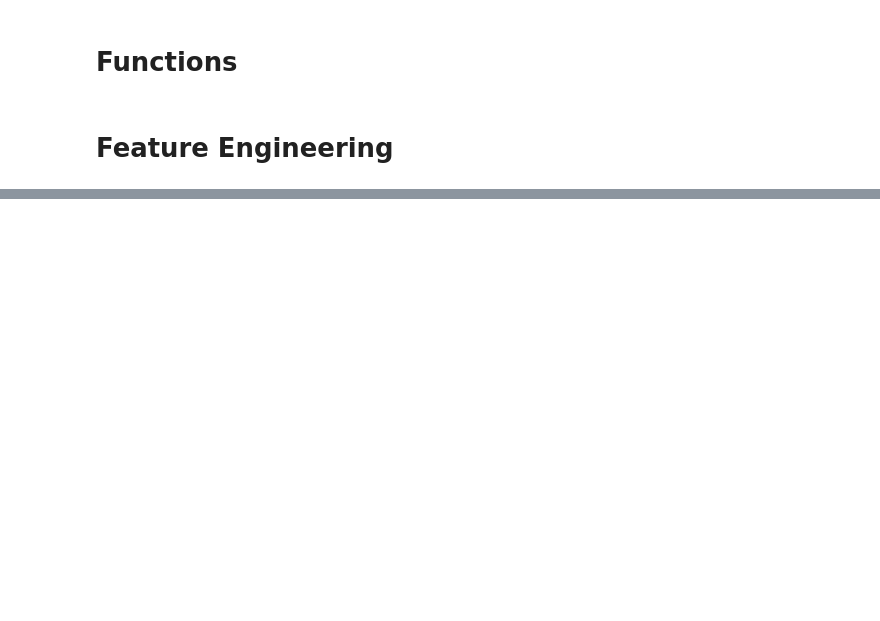
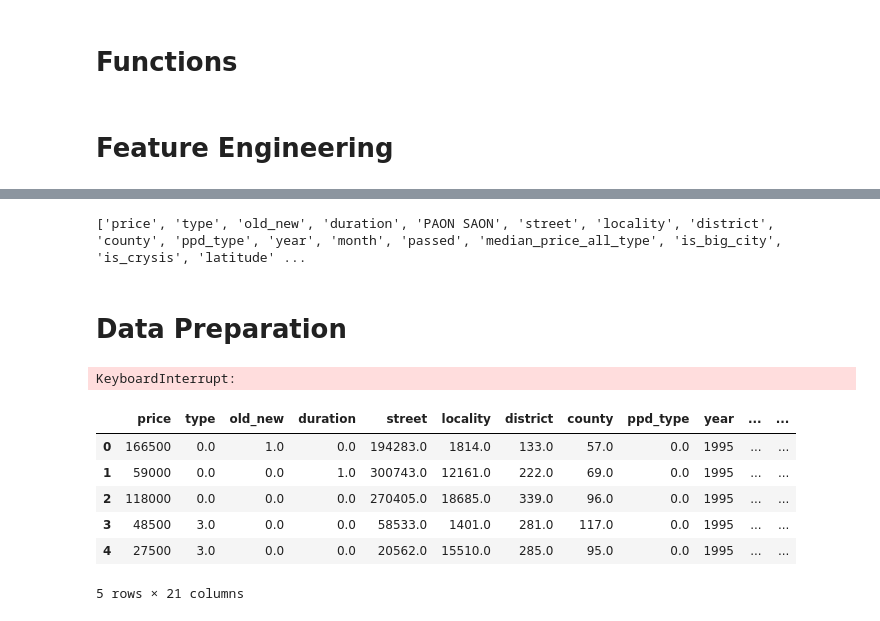
Before and after one commit to 1337Tema/HM-Land-Registry-ML-EDA-ARIMA-Geospatial, a Jupyter notebook: main.ipynb, the cells around one changed output, grey strips where cells are left out. Cells and saved outputs as stored; diff of their text form; code cells hidden in the pictures; blank space fills up the shorter version.

```diff
--- a/main.ipynb
+++ b/main.ipynb
@@ -166,0 +189,8 @@ df.to_csv("output_with_coords.csv", columns=cols, index=False)
+# %%
+from sklearn.cluster import KMeans
+
+kmeans = KMeans(n_clusters=12, random_state=42)
+df["cluster"] = kmeans.fit_predict(df[["price", "latitude", "longitude"]])
+df["cluster"] = df["cluster"].astype("category")
+
+df.head()
@@ -166,0 +205,10 @@ df.to_csv("output_with_coords.csv", columns=cols, index=False)
+# %%
+print(df.columns.tolist())
+# %% [output]
+['price', 'type', 'old_new', 'duration', 'PAON SAON', 'street', 'locality', 'district', 'county', 'ppd_type', 'year', 'month', 'passed', 'median_price_all_type', 'is_big_city', 'is_crysis', 'latitude' ...
+# %% [markdown]
+# Data Preparation
+# %%
+raise KeyboardInterrupt
+# %% [output]
+KeyboardInterrupt:
@@ -166,0 +217,19 @@ df.to_csv("output_with_coords.csv", columns=cols, index=False)
+# %%
+from sklearn.preprocessing import OrdinalEncoder
+
+ordinal_cols = [
+    'type', 'old_new', 'duration', 'ppd_type',
+    'street', 'locality', 'district', 'county'
+]
+
+ordinal_encoder = OrdinalEncoder()
+df[ordinal_cols] = ordinal_encoder.fit_transform(df[ordinal_cols])
+df.head()
+# %% [output]
+|  | price | type | old_new | duration | street | locality | district | county | ppd_type | year | ... | ... |
+| 0 | 166500 | 0.0 | 1.0 | 0.0 | 194283.0 | 1814.0 | 133.0 | 57.0 | 0.0 | 1995 | ... | ... |
+| 1 | 59000 | 0.0 | 0.0 | 1.0 | 300743.0 | 12161.0 | 222.0 | 69.0 | 0.0 | 1995 | ... | ... |
+| 2 | 118000 | 0.0 | 0.0 | 0.0 | 270405.0 | 18685.0 | 339.0 | 96.0 | 0.0 | 1995 | ... | ... |
+| 3 | 48500 | 3.0 | 0.0 | 0.0 | 58533.0 | 1401.0 | 281.0 | 117.0 | 0.0 | 1995 | ... | ... |
+| 4 | 27500 | 3.0 | 0.0 | 0.0 | 20562.0 | 15510.0 | 285.0 | 95.0 | 0.0 | 1995 | ... | ... |
+5 rows × 21 columns
```
Also changed, not shown: parts of 20 cells of this notebook, 3 other files.
